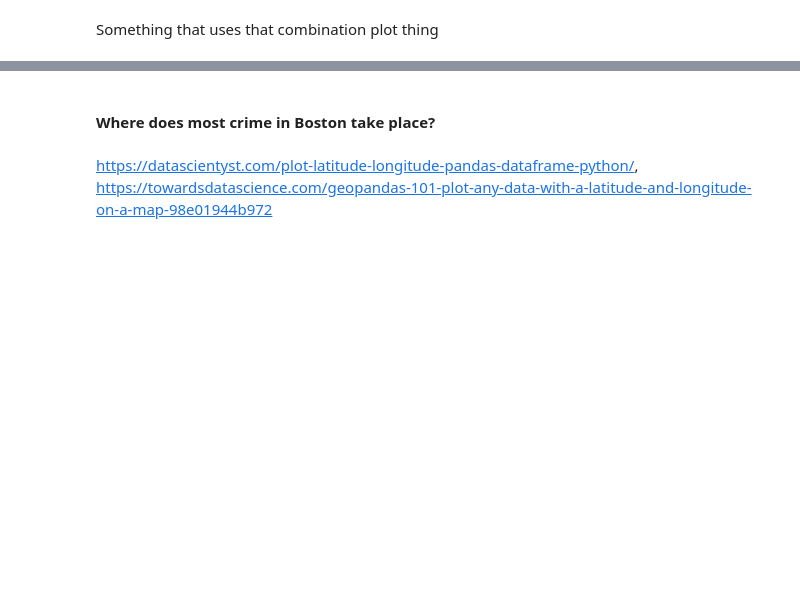
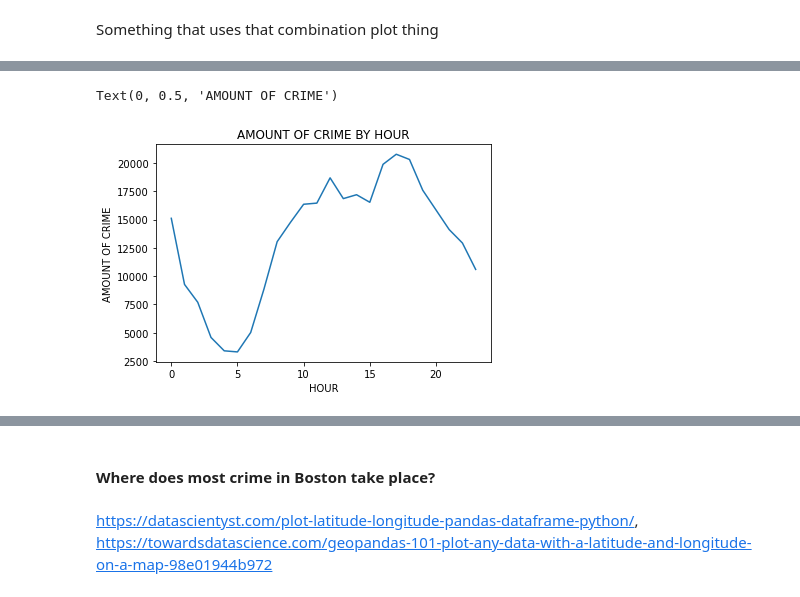
Before and after one commit to aemerson2024/data-science-2022F, a Jupyter notebook: unit3/Boston Crimes/project3 - boston crime.ipynb, the cells around one changed output, grey strips where cells are left out. Drawn from its saved outputs; the diff is of its cells as text; code cells hidden in the pictures; blank space fills up the shorter version.

```diff
--- a/unit3/Boston Crimes/project3 - boston crime.ipynb
+++ b/unit3/Boston Crimes/project3 - boston crime.ipynb
@@ -207,0 +219,4 @@ Something that uses that combination plot thing
+# %%
+crime_date = crimes.groupby('HOUR').HOUR.count().to_frame()
+crime_date.columns = ['TOTAL NUMBER OF CRIMES']
+crime_date
@@ -207,0 +242,7 @@ Something that uses that combination plot thing
+# %%
+sns.lineplot(data=crime_date)
+plt.title('AMOUNT OF CRIME BY HOUR')
+plt.ylabel('AMOUNT OF CRIME')
+# %% [output]
+Text(0, 0.5, 'AMOUNT OF CRIME')
+[figure, added]
```
Also changed, not shown: parts of 12 cells of this notebook.
